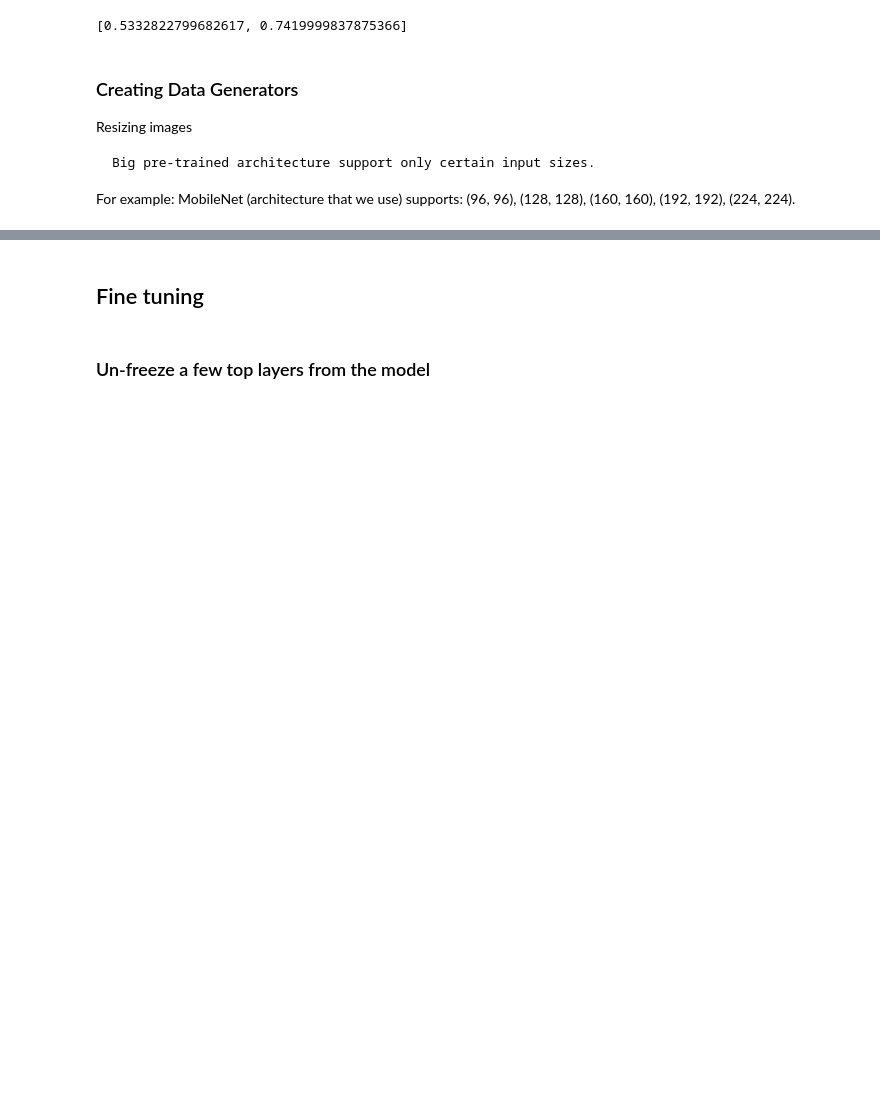
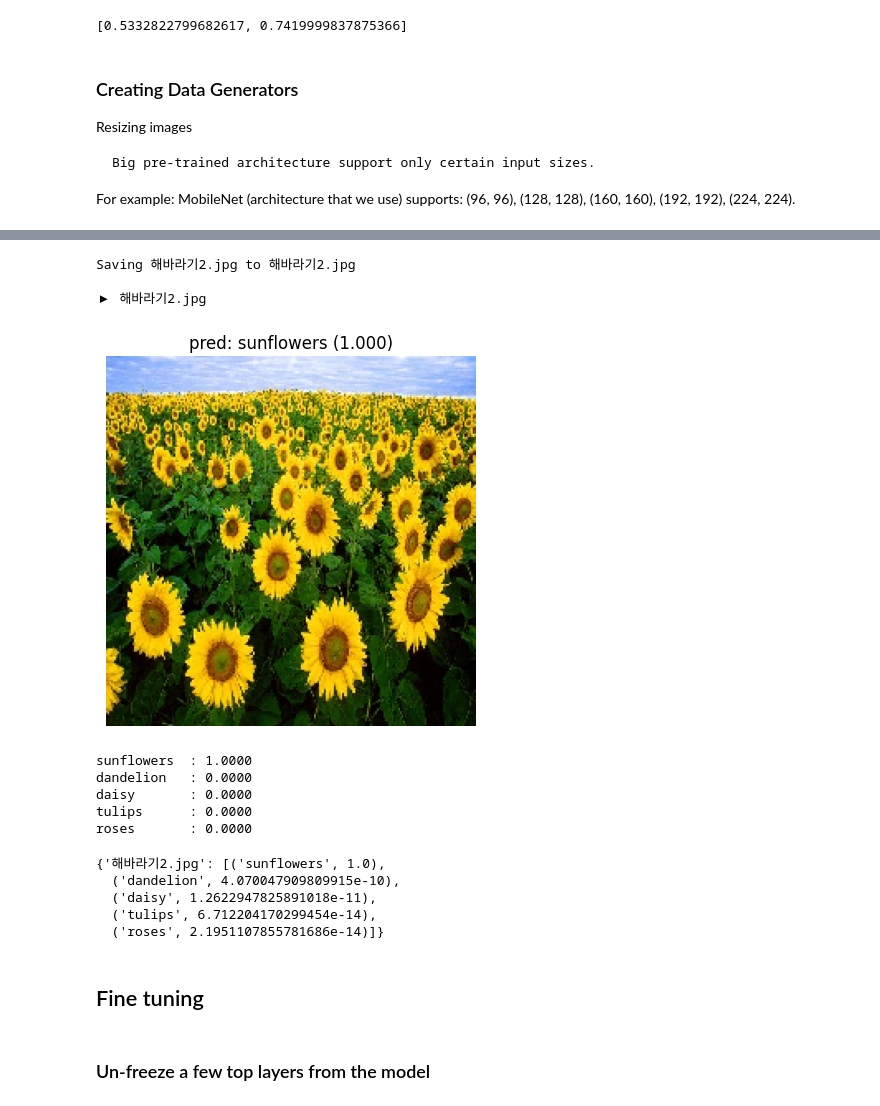
Before and after one commit to heeggo87/ai-dev-main, a Jupyter notebook: ML2/07_Transfer_Learning_and_Fine_Tunning.ipynb, the cells around one changed output, grey strips where cells are left out. Cells and saved outputs as stored; diff of their text form; code cells hidden in the pictures; blank space fills up the shorter version.

```diff
--- a/ML2/07_Transfer_Learning_and_Fine_Tunning.ipynb
+++ b/ML2/07_Transfer_Learning_and_Fine_Tunning.ipynb
@@ -294,0 +372,11 @@ For example: MobileNet (architecture that we use) supports: (96, 96), (128, 128)
+# %%
+model = keras.Model(inputs= inputs, outputs= outputs)
+# %%
+model.compile(optimizer= keras.optimizers.Adam( learning_rate=0.0001 ) ,
+              loss= keras.losses.SparseCategoricalCrossentropy(),
+              metrics = [keras.metrics.SparseCategoricalAccuracy()])
+# %%
+early_stopping = keras.callbacks.EarlyStopping(monitor='val_loss', patience=5)
+check_point = keras.callbacks.ModelCheckpoint('best_flower_model.keras', monitor='val_loss', save_best_only=True)
+# %%
+model.fit(train_ds, epochs= 100, validation_data= validation_ds, callbacks=[early_stopping, check_point])
@@ -294,0 +407,55 @@ For example: MobileNet (architecture that we use) supports: (96, 96), (128, 128)
+# %%
+# === Colab: 이미지 업로드 → 5클래스 예측 ===
+from google.colab import files
+uploaded = files.upload()  # 파일 선택 (여러 장 가능)
+
+import numpy as np
+import tensorflow as tf
+from keras.utils import load_img, img_to_array
+import matplotlib.pyplot as plt
+
+# 모델 입력 크기 자동으로 가져오기 (예: (None, 224, 224, 3))
+H, W = model.input_shape[1], model.input_shape[2]
+
+# 클래스 이름 (train_ds.class_names가 있으면 그걸 쓰고, 없으면 아래 고정 리스트 사용)
+try:
+    class_names = list(train_ds.class_names)
+except:
+    class_names = ['daisy', 'dandelion', 'roses', 'sunflowers', 'tulips']
+
+def prepare_image(img_path, target_size=(H, W)):
+    """이미지를 모델 입력 크기로 리사이즈하고 (1,H,W,3) 배치로 반환.
+       모델 내부에 전처리 레이어가 있다고 가정하므로 여기선 추가 스케일링 없음."""
+    img = load_img(img_path, target_size=target_size, color_mode="rgb")
+    x = img_to_array(img)              # 0~255 float32
+    x = np.expand_dims(x, axis=0)      # (1,H,W,C)
+    return img, x
+
+def predict_image(img_path, topk=5):
+    pil_img, x = prepare_image(img_path)
+
+    # ⚠️ 만약 모델 내부에 [-1,1] 전처리가 없다면 아래 한 줄을 잠깐 켜세요.
+    # x = (x / 127.5) - 1.0  # MobileNetV2 전처리
+
+    probs = model.predict(x, verbose=0)[0]  # (num_classes,)
+    topk_idx = np.argsort(probs)[::-1][:topk]
+    topk_pairs = [(class_names[i], float(probs[i])) for i in topk_idx]
+
+    # 시각화: Top-1 라벨/확률 제목으로 표시
+    plt.imshow(pil_img); plt.axis("off")
+    plt.title(f"pred: {topk_pairs[0][0]} ({topk_pairs[0][1]:.3f})")
+    plt.show()
+
+    # 상위 K개 확률 출력
+    for name, p in topk_pairs:
+        print(f"{name:12s}: {p:.4f}")
+    return topk_pairs
+
+# 업로드한 모든 파일에 대해 예측
+results = {}
+for fname in uploaded.keys():
+    print(f"\n▶ {fname}")
+    results[fname] = predict_image(fname, topk=len(class_names))
+
+results  # 필요하면 결과 딕셔너리 확인
+# %% [output]
@@ -295,3 +463,17 @@ For example: MobileNet (architecture that we use) supports: (96, 96), (128, 128)
+Saving 해바라기2.jpg to 해바라기2.jpg
+
+▶ 해바라기2.jpg
+[figure, added]
+sunflowers  : 1.0000
+dandelion   : 0.0000
+daisy       : 0.0000
+tulips      : 0.0000
+roses       : 0.0000
+{'해바라기2.jpg': [('sunflowers', 1.0),
+  ('dandelion', 4.070047909809915e-10),
+  ('daisy', 1.2622947825891018e-11),
+  ('tulips', 6.712204170299454e-14),
+  ('roses', 2.1951107855781686e-14)]}
 # %% [markdown]
 ## Fine tuning
 # %% [markdown]
```
Also changed, not shown: parts of 23 cells of this notebook.
